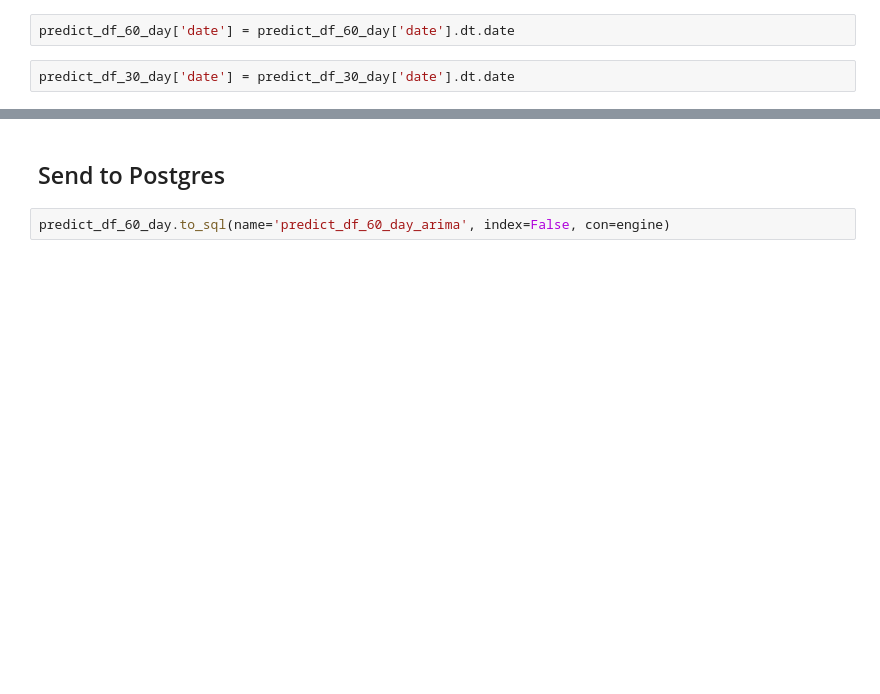
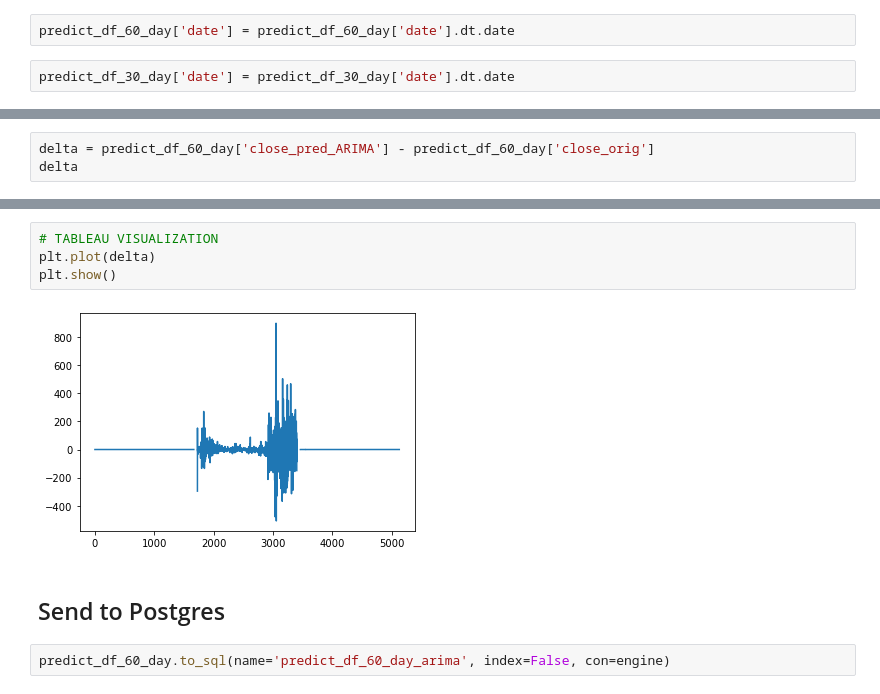
Before and after one commit to chabrian/crypto-predictor-model, a Jupyter notebook: MachineLearning/ARIMAModelCombined.ipynb, the cells around one changed output, grey strips where cells are left out. Cells and saved outputs as stored; diff of their text form; blank space fills up the shorter version.

```diff
--- a/MachineLearning/ARIMAModelCombined.ipynb
+++ b/MachineLearning/ARIMAModelCombined.ipynb
@@ -247,0 +266,3 @@ predict_df_30_day['date'] = predict_df_30_day['date'].dt.date
+# %%
+delta = predict_df_60_day['close_pred_ARIMA'] - predict_df_60_day['close_orig']
+delta
@@ -248,3 +282,9 @@ predict_df_30_day['date'] = predict_df_30_day['date'].dt.date
+# %%
+# TABLEAU VISUALIZATION
+plt.plot(delta)
+plt.show()
+# %% [output]
+[figure, added]
 # %% [markdown]
 ## Send to Postgres
 # %%
```
Also changed, not shown: parts of 10 cells of this notebook.
